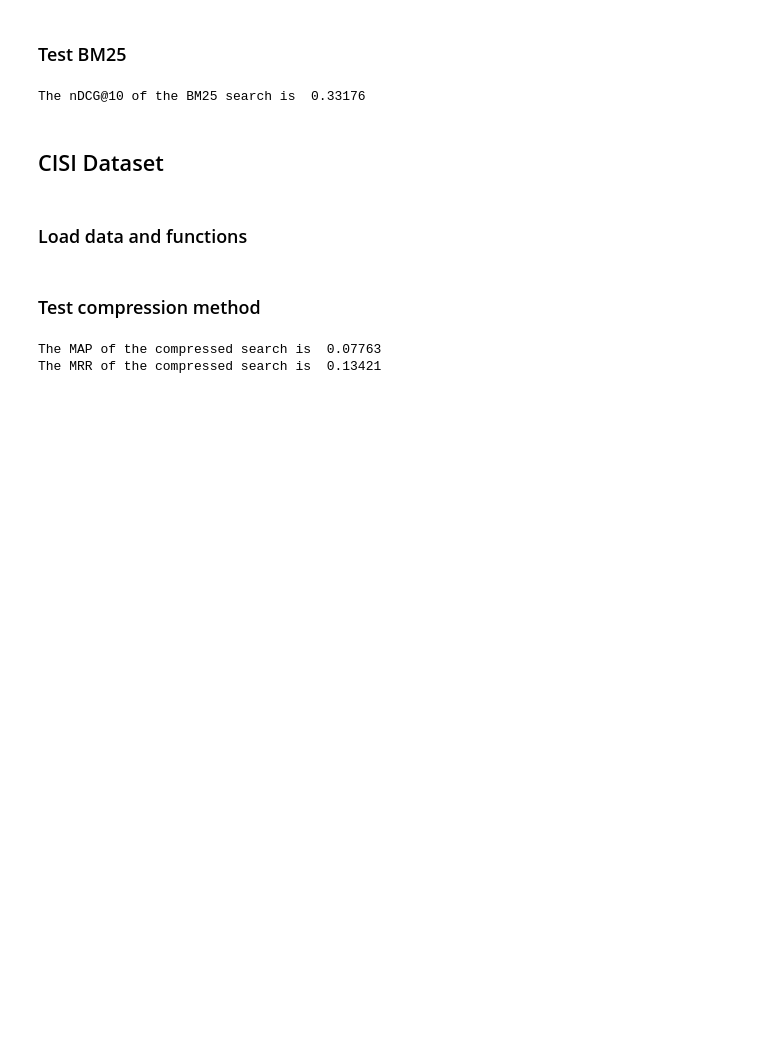
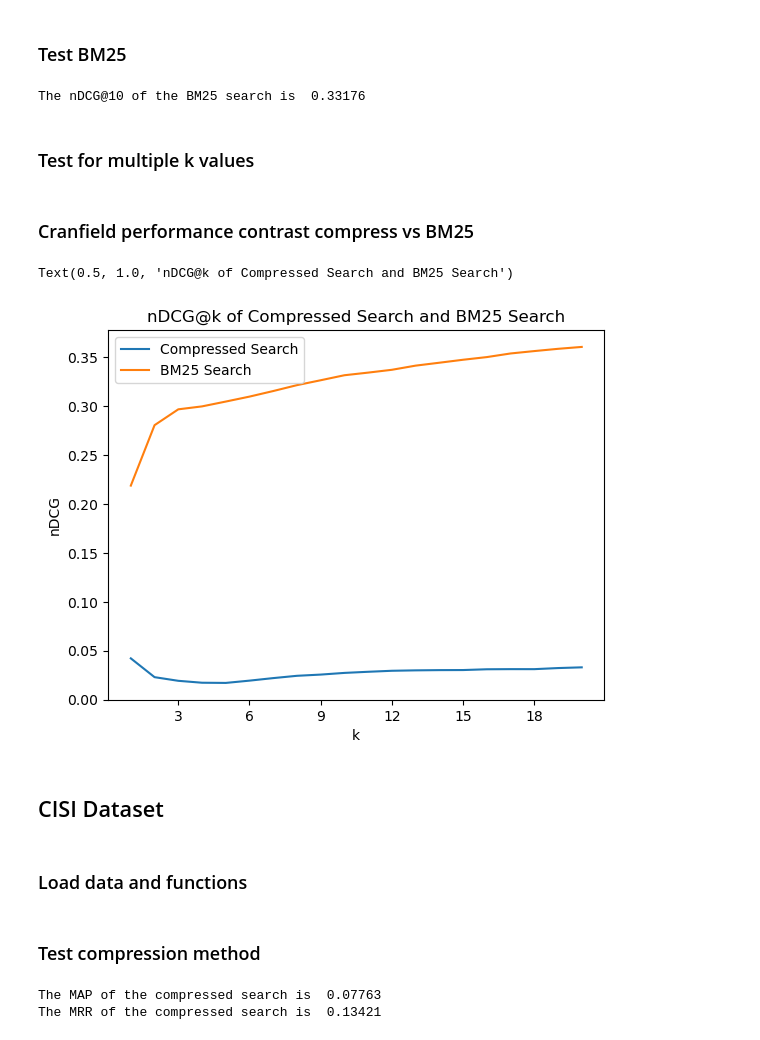
Before and after one commit to Kiyotaka86/compression_text_classification, a Jupyter notebook: part1/part1.ipynb, the cells around one changed output. Drawn from its saved outputs; the diff is of its cells as text; code cells hidden in the pictures; blank space fills up the shorter version.

Commit message:
update part1 with charts

```diff
--- a/part1/part1.ipynb
+++ b/part1/part1.ipynb
@@ -139,0 +144,2 @@ The nDCG@10 of the compressed search is  0.02736
+# %%
+k_values = np.arange(1,21)
@@ -177,6 +209,50 @@ cran_bm25_ndcg = calc_ndcg(scored_result, cranfield_qrels, k)
 print(f"The nDCG@{k} of the BM25 search is ", format(cran_bm25_ndcg, '.5f'))
 # %% [output]
 The nDCG@10 of the BM25 search is  0.33176
+# %% [markdown]
+### Test for multiple k values
+# %%
+tokenized_corpus = [preprocess(line) for line, _ in cranfield_lines_idx]
+bm25 = BM25Okapi(tokenized_corpus)
+
+cran_bm25_ndcg_list = []
+for k in k_values:
+    test_result = {}
+    for i in range(len(cranfield_queries_idx)):
+        key = i+1
+        if key not in test_result:
+            test_result[key] = []
+        # tokenize the query and get the top k result
+        tokenized_query = preprocess(cranfield_queries_idx[i][0])
+        # append the result to the test_result
+        test_result[key].append(np.argsort(bm25.get_scores(tokenized_query))[::-1][:k]) # [::-1] to sort in descending order
+
+    scored_result = {}
+    for key in test_result:
+        if key not in scored_result:
+            scored_result[key] = []
+        # test_result[key][0] is the list of indexes of compressed_classification result
+        for i in range(len(test_result[key][0])):
+            for j in range(len(cranfield_qrels[key])):
+                if test_result[key][0][i] == cranfield_qrels[key][j][0]:
+                    scored_result[key].append((i+1, cranfield_qrels[key][j][1]))
+                    break
+            if len(scored_result[key]) < i+1:
+                scored_result[key].append((i+1, 0))
+    cran_bm25_ndcg_list.append(calc_ndcg(scored_result, cranfield_qrels, k))
+# %% [markdown]
+### Cranfield performance contrast compress vs BM25
+# %%
+cran_result_list = [k_values, cran_compress_ndcg_list, cran_bm25_ndcg_list]
+sns.lineplot(x=cran_result_list[0], y=cran_result_list[1], label="Compressed Search")
+sns.lineplot(x=cran_result_list[0], y=cran_result_list[2], label="BM25 Search")
+plt.gca().xaxis.set_major_locator(ticker.MaxNLocator(integer=True))
+plt.xlabel("k")
+plt.ylabel("nDCG")
+plt.title("nDCG@k of Compressed Search and BM25 Search")
+# %% [output]
+Text(0.5, 1.0, 'nDCG@k of Compressed Search and BM25 Search')
+[figure, added]
 # %% [markdown]
 ## CISI Dataset
 # %% [markdown]
```
Also changed, not shown: parts of 9 cells of this notebook.
